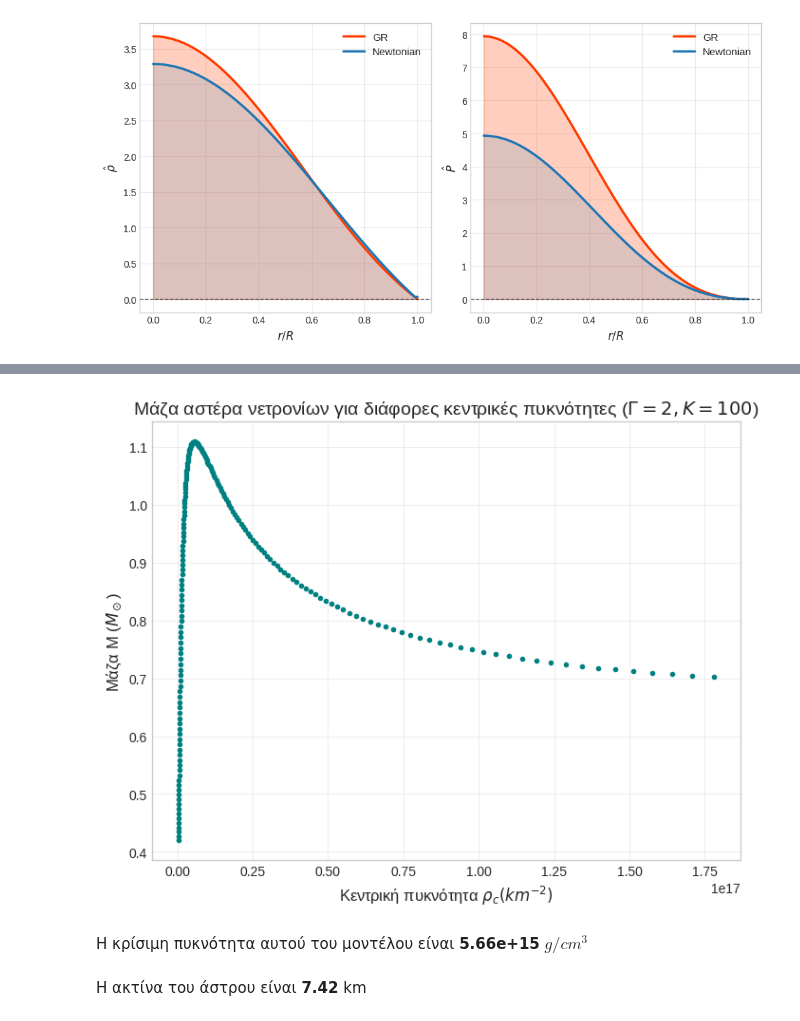
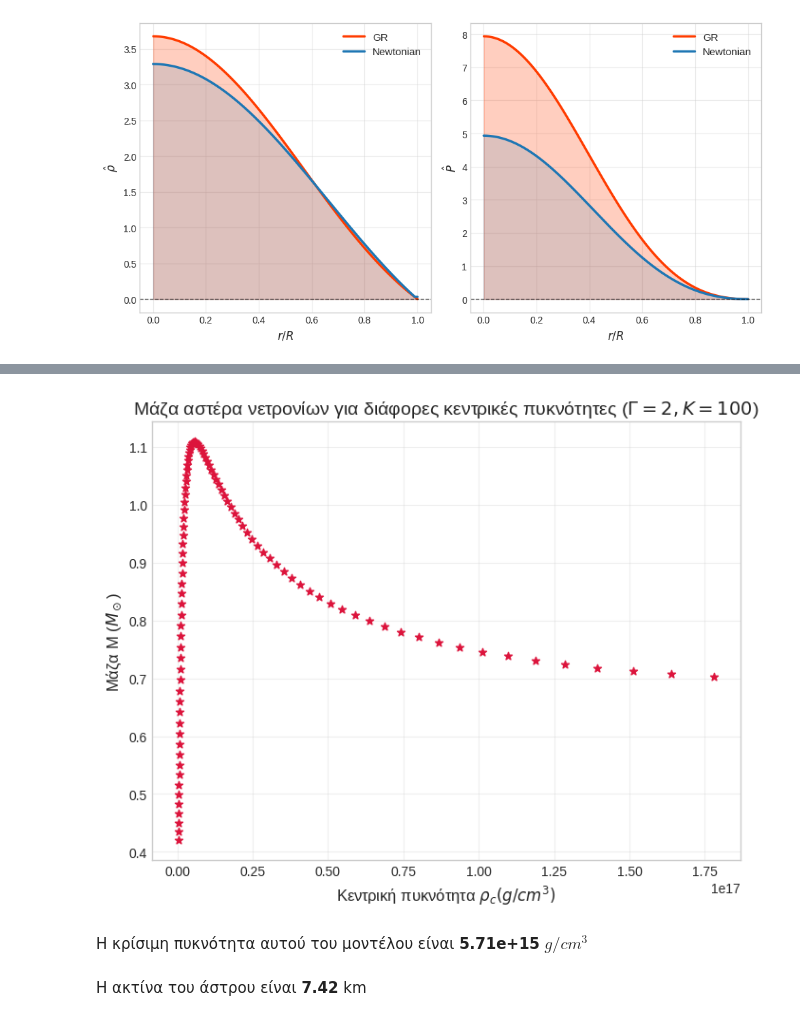
Before and after one commit to Vagge31/Stellar-Pulsations, a Jupyter notebook: tov.ipynb, the cells around one changed output, grey strips where cells are left out. Saved outputs shown, nothing was run; the diff lists cells and outputs as text; code cells hidden in the pictures.

```diff
--- a/tov.ipynb
+++ b/tov.ipynb
@@ -81,7 +81,7 @@ plt.show()
 # %%
 #M-R diagram for Γ=2
 
-Pc_values = np.logspace(-5,-1,200)
+Pc_values = np.logspace(-5,-1,100)
 rho_c_values = eos(Pc_values)
 M_list = []
 R_list = []
@@ -105,18 +105,18 @@ plt.show()
 # %%
 plt.figure(figsize=(8, 6))
-plt.scatter(rho_c_values/(7.4*1e-19), M_list, marker='.', color='teal')
-plt.xlabel(r'Κεντρική πυκνότητα $\rho_c (km^{-2})$', fontsize=12)
+plt.scatter(rho_c_values/(7.4*1e-19), M_list, marker='*', color='crimson')
+plt.xlabel(r'Κεντρική πυκνότητα $\rho_c (g/cm^3)$', fontsize=12)
 plt.ylabel(r'Μάζα M ($M_\odot$)', fontsize=12)
 plt.title(r'Μάζα αστέρα νετρονίων για διάφορες κεντρικές πυκνότητες ($\Gamma=2, K=100$)', fontsize=14)
 
 plt.grid(True, alpha=0.3)
 plt.savefig("rhoc-M_g=2.png")
 plt.show()
 # %% [output]
-[figure, old version]
+[figure, new version]
 # %%
 #Κρίσιμη πυκνότητα, εκει που η μάζα γινεται μεγιστη.
 rho_crit = rho_c_values[np.argmax(M_list)]
 display(Markdown(rf"Η κρίσιμη πυκνότητα αυτού του μοντέλου είναι **{rho_crit/(7.4*1e-19):.2e}** $g/cm^3$"))
 # %% [output]
-Η κρίσιμη πυκνότητα αυτού του μοντέλου είναι **5.66e+15** $g/cm^3$
+Η κρίσιμη πυκνότητα αυτού του μοντέλου είναι **5.71e+15** $g/cm^3$
```
Also changed, not shown: parts of 4 cells of this notebook, 5 other files.
